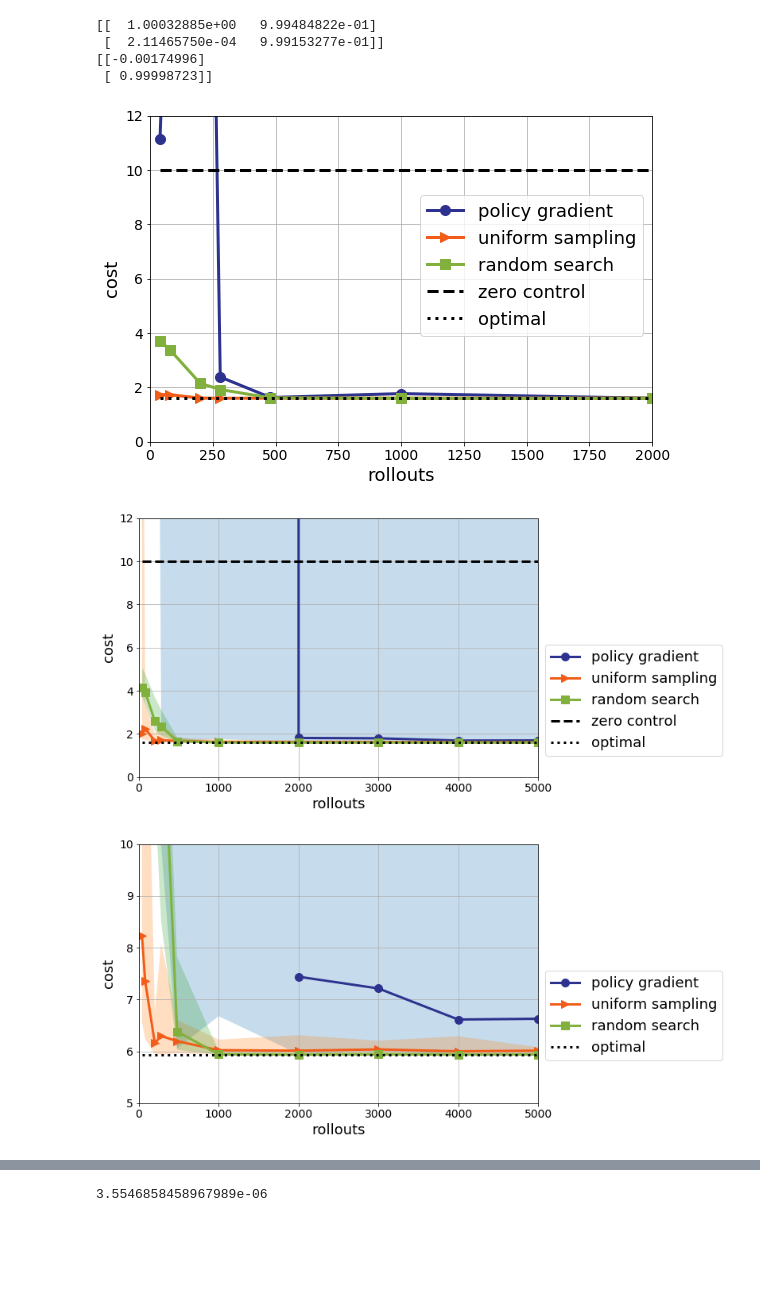
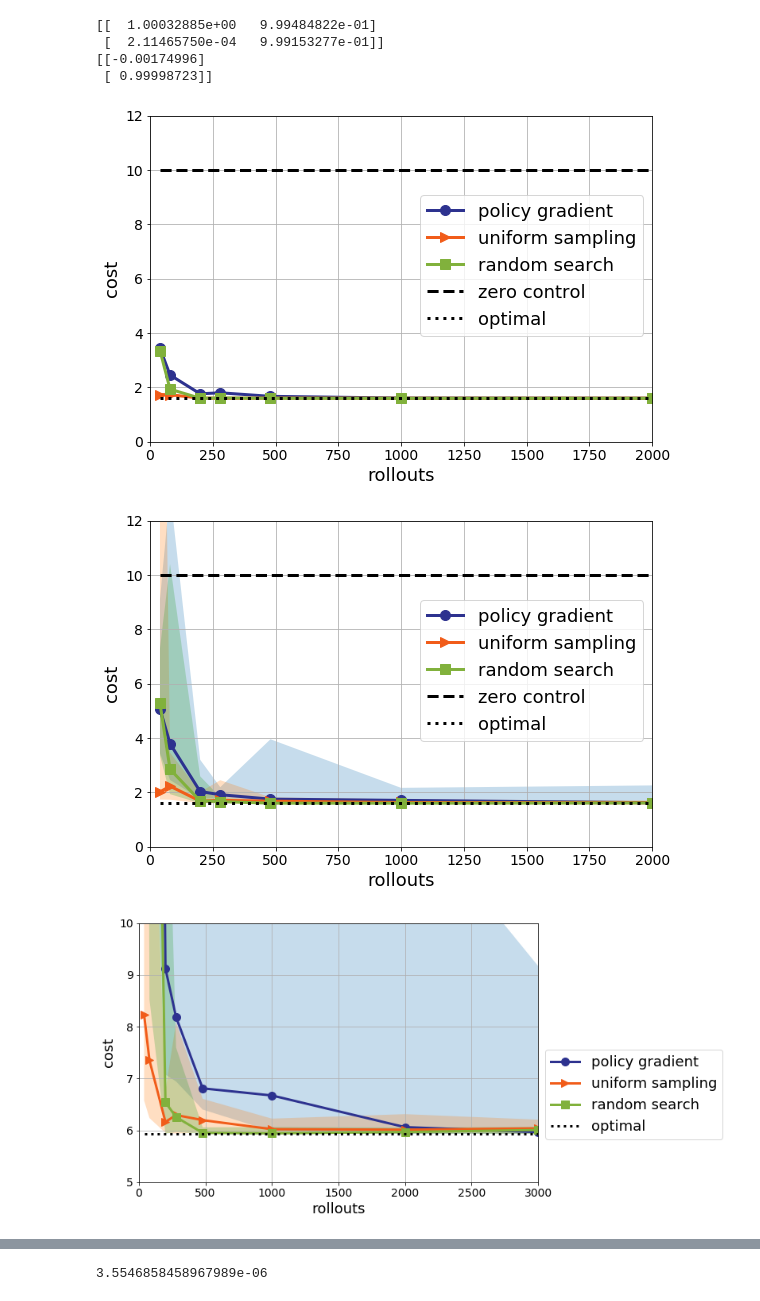
Before and after one commit to benjamin-recht/benjamin-recht.github.io, a Jupyter notebook: code/lqr_policy_comparisons.ipynb, the cells around one changed output, grey strips where cells are left out. Drawn from its saved outputs; the diff is of its cells as text; code cells hidden in the pictures; blank space fills up the shorter version.

```diff
--- a/code/lqr_policy_comparisons.ipynb
+++ b/code/lqr_policy_comparisons.ipynb
@@ -30,7 +30,7 @@ T = 10
 eq_err = 1e-2
 # %%
 # N_vals = np.floor(np.linspace(1,75,num=7)).astype(int)
-N_vals = [1,2,5,7,12,25,50,75,100,125]
+N_vals = [1,2,5,7,12,25,50,75]
 N_trials = 10
 
 ### Bunch of matrices for storing costs
@@ -81,7 +81,7 @@ for N in range(len(N_vals)):
         J_inf_nom[trial,N] = lqrpols.cost_inf_K(A,B,Q,R,K_nom)
 
         # policy gradient, batchsize 40 per iteration
-        K_pg = lqrpols.policy_gradient_linear_policy(A,B,Q,R,x0,eq_err,N_vals[N],T)
+        K_pg = lqrpols.policy_gradient_adam_linear_policy(A,B,Q,R,x0,eq_err,N_vals[N]*5,T)
         J_finite_pg[trial,N] = lqrpols.cost_finite_K(A,B,Q,R,x0,T,K_pg)
         J_inf_pg[trial,N] = lqrpols.cost_inf_K(A,B,Q,R,K_pg)
 
@@ -137,41 +137,41 @@ fig.set_size_inches(9, 6)
 
 plt.show()
 # %% [output]
-[figure, old version]
+[figure, new version]
 # %%
 plt.plot(tot_samples,np.median(J_finite_pg,axis=0),'o-',color=colors[0],linewidth=linewidth,
          markersize=markersize,label='policy gradient')
 plt.fill_between(tot_samples, np.amin(J_finite_pg,axis=0), np.amax(J_finite_pg,axis=0), alpha=0.25)
 
 plt.plot(tot_samples,np.median(J_finite_ur,axis=0),'>-',color=colors[1],linewidth=linewidth,
          markersize=markersize,label='uniform sampling')
 plt.fill_between(tot_samples, np.amin(J_finite_ur,axis=0), np.amax(J_finite_ur,axis=0), alpha=0.25)
 
 plt.plot(tot_samples,np.median(J_finite_rs,axis=0),'s-',color=colors[2],linewidth=linewidth,
          markersize=markersize,label='random search')
 plt.fill_between(tot_samples, np.amin(J_finite_rs,axis=0), np.amax(J_finite_rs,axis=0), alpha=0.25)
 
 
 plt.plot([tot_samples[0],tot_samples[-1]],[baseline, baseline],color='#000000',linewidth=linewidth,
              linestyle='--',label='zero control')
 plt.plot([tot_samples[0],tot_samples[-1]],[J_finite_opt, J_finite_opt],color='#000000',linewidth=linewidth,
              linestyle=':',label='optimal')
 
-plt.axis([0,5000,0,12])
+plt.axis([0,2000,0,12])
 
 plt.xlabel('rollouts',fontsize=label_fontsize)
 plt.ylabel('cost',fontsize=label_fontsize)
 plt.legend(fontsize=18, bbox_to_anchor=(1.0, 0.54))
 plt.xticks(fontsize=tick_fontsize)
 plt.yticks(fontsize=tick_fontsize)
 plt.grid(True)
 
 fig = plt.gcf()
 fig.set_size_inches(9, 6)
 
 plt.show()
 # %% [output]
-[figure, old version]
+[figure, new version]
 # %%
 plt.plot(tot_samples,np.median(J_inf_pg,axis=0),'o-',color=colors[0],linewidth=linewidth,
          markersize=markersize,label='policy gradient')
@@ -188,7 +188,7 @@ plt.fill_between(tot_samples, np.amin(J_inf_rs,axis=0), np.minimum(np.amax(J_inf
 plt.plot([tot_samples[0],tot_samples[-1]],[J_inf_opt, J_inf_opt],color='#000000',linewidth=linewidth,
              linestyle=':',label='optimal')
 
-plt.axis([0,5000,5,10])
+plt.axis([0,3000,5,10])
 
 plt.xlabel('rollouts',fontsize=label_fontsize)
 plt.ylabel('cost',fontsize=label_fontsize)
@@ -202,7 +202,7 @@ fig.set_size_inches(9, 6)
 
 plt.show()
 # %% [output]
-[figure, old version]
+[figure, new version]
 # %%
 plt.plot(tot_samples,1-np.sum(np.isinf(J_inf_pg),axis=0)/10,'o-',color=colors[0],linewidth=linewidth,
          markersize=markersize,label='policy gradient')
```
Also changed, not shown: parts of 1 cell of this notebook, 2 other files.
